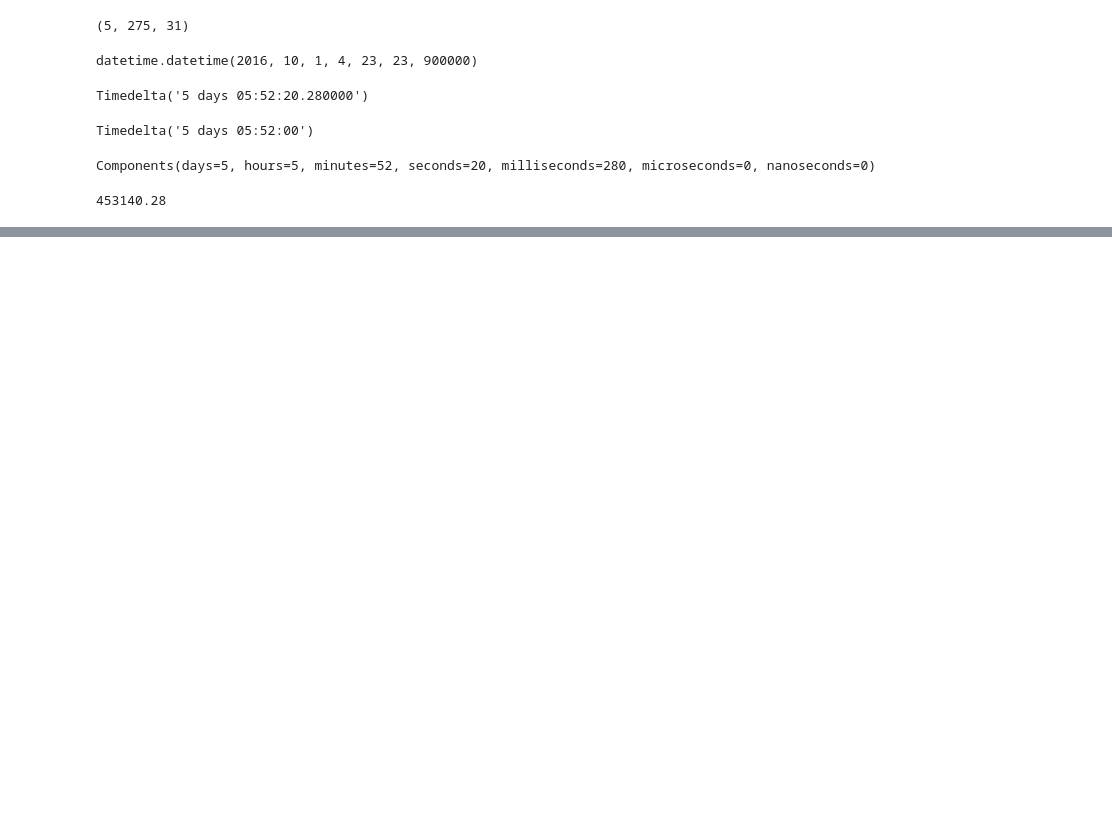
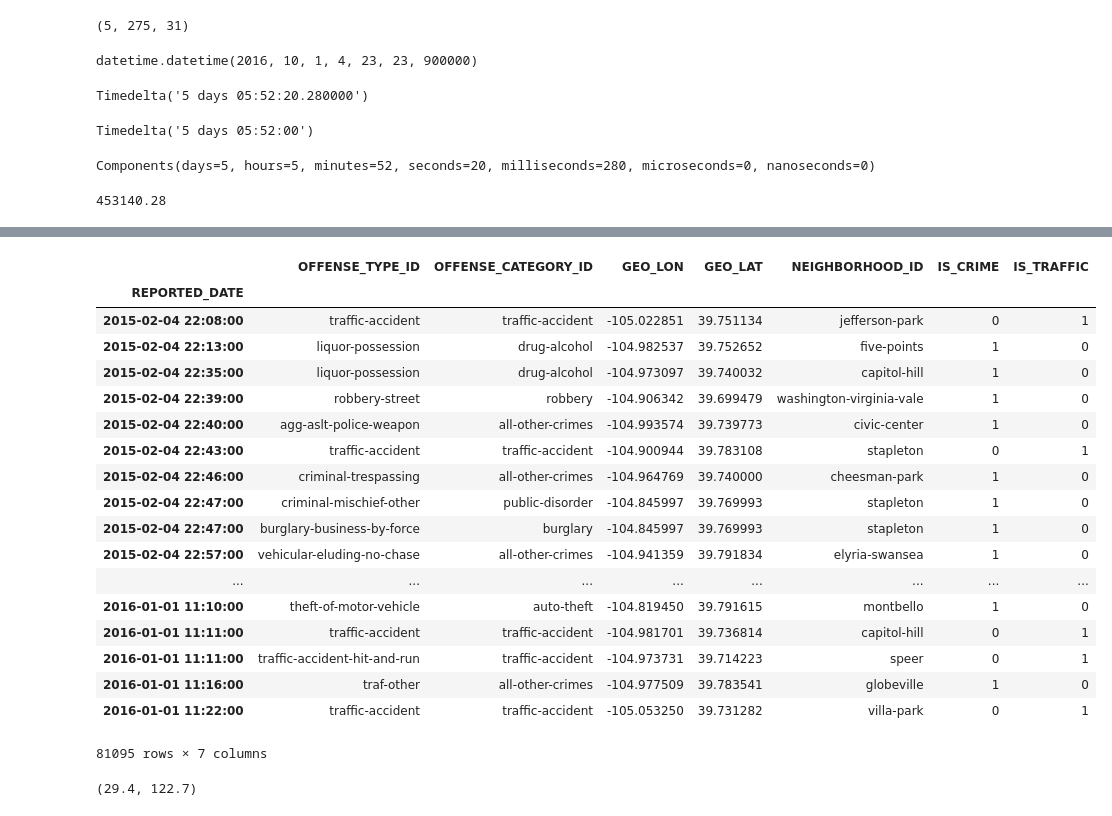
Before and after one commit to davetlewis-van/Pandas-Cookbook, a Jupyter notebook: Time series.ipynb, the cells around one changed output, grey strips where cells are left out. Drawn from its saved outputs; the diff is of its cells as text; code cells hidden in the pictures; blank space fills up the shorter version.

```diff
--- a/Time series.ipynb
+++ b/Time series.ipynb
@@ -192,0 +314,22 @@ date_string_list = ['Sep 30 1984'] * 10000
+# %%
+crime.loc['2015-2-4 22':'2016-1-1 11:45:00'].sort_index()
+# %% [output]
+|  | OFFENSE_TYPE_ID | OFFENSE_CATEGORY_ID | GEO_LON | GEO_LAT | NEIGHBORHOOD_ID | IS_CRIME | IS_TRAFFIC |
+| REPORTED_DATE |  |  |  |  |  |  |  |
+| 2015-02-04 22:08:00 | traffic-accident | traffic-accident | -105.022851 | 39.751134 | jefferson-park | 0 | 1 |
+| 2015-02-04 22:13:00 | liquor-possession | drug-alcohol | -104.982537 | 39.752652 | five-points | 1 | 0 |
+| 2015-02-04 22:35:00 | liquor-possession | drug-alcohol | -104.973097 | 39.740032 | capitol-hill | 1 | 0 |
+| 2015-02-04 22:39:00 | robbery-street | robbery | -104.906342 | 39.699479 | washington-virginia-vale | 1 | 0 |
+| 2015-02-04 22:40:00 | agg-aslt-police-weapon | all-other-crimes | -104.993574 | 39.739773 | civic-center | 1 | 0 |
+| 2015-02-04 22:43:00 | traffic-accident | traffic-accident | -104.900944 | 39.783108 | stapleton | 0 | 1 |
+| 2015-02-04 22:46:00 | criminal-trespassing | all-other-crimes | -104.964769 | 39.740000 | cheesman-park | 1 | 0 |
+| 2015-02-04 22:47:00 | criminal-mischief-other | public-disorder | -104.845997 | 39.769993 | stapleton | 1 | 0 |
+| 2015-02-04 22:47:00 | burglary-business-by-force | burglary | -104.845997 | 39.769993 | stapleton | 1 | 0 |
+| 2015-02-04 22:57:00 | vehicular-eluding-no-chase | all-other-crimes | -104.941359 | 39.791834 | elyria-swansea | 1 | 0 |
+| ... | ... | ... | ... | ... | ... | ... | ... |
+| 2016-01-01 11:10:00 | theft-of-motor-vehicle | auto-theft | -104.819450 | 39.791615 | montbello | 1 | 0 |
+| 2016-01-01 11:11:00 | traffic-accident | traffic-accident | -104.981701 | 39.736814 | capitol-hill | 0 | 1 |
+| 2016-01-01 11:11:00 | traffic-accident-hit-and-run | traffic-accident | -104.973731 | 39.714223 | speer | 0 | 1 |
+| 2016-01-01 11:16:00 | traf-other | all-other-crimes | -104.977509 | 39.783541 | globeville | 1 | 0 |
+| 2016-01-01 11:22:00 | traffic-accident | traffic-accident | -105.053250 | 39.731282 | villa-park | 0 | 1 |
+81095 rows × 7 columns
@@ -192,0 +344,4 @@ date_string_list = ['Sep 30 1984'] * 10000
+# %%
+round(mem_cat / mb, 1), round(mem_obj / mb, 1)
+# %% [output]
+(29.4, 122.7)
```
Also changed, not shown: parts of 20 cells of this notebook, 3 other files.
